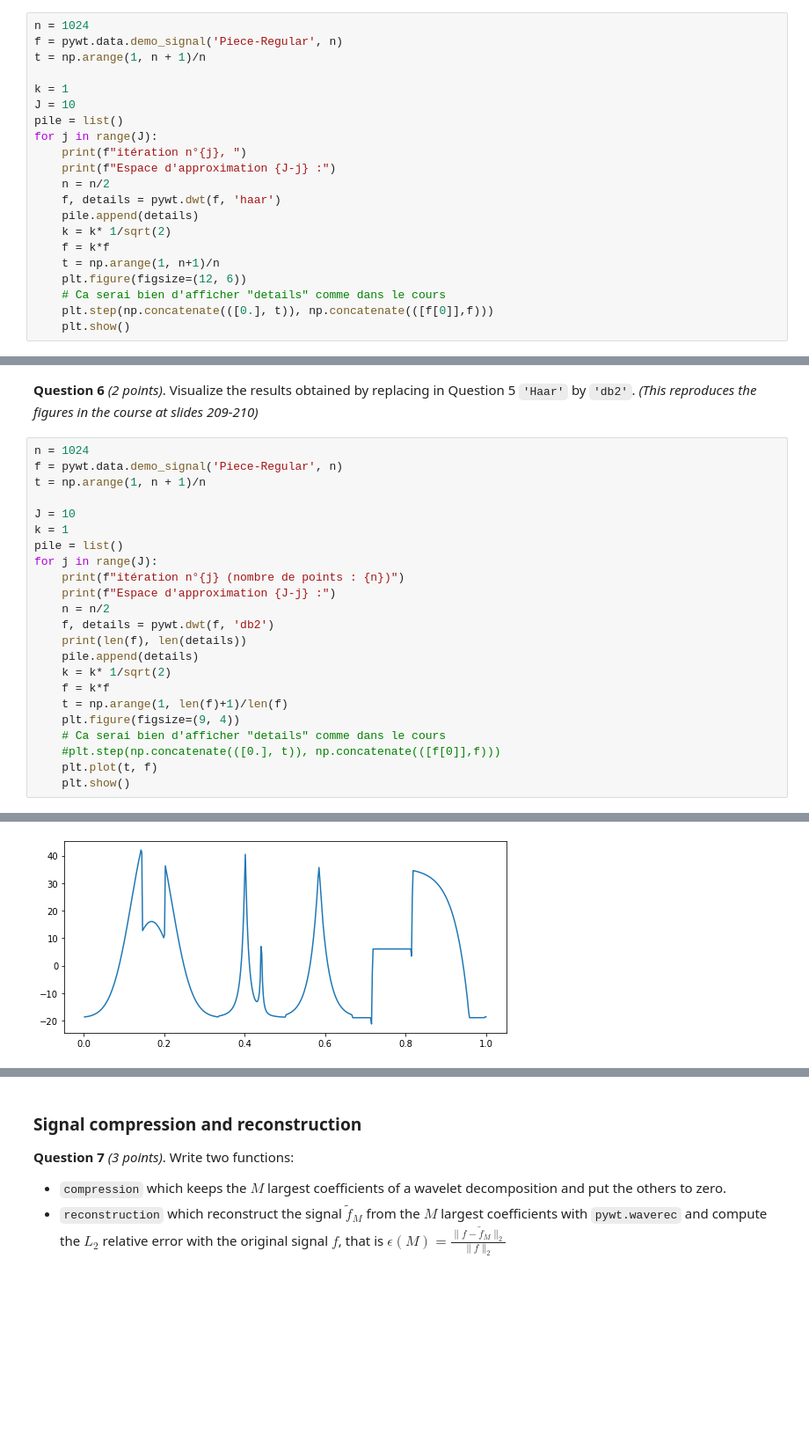
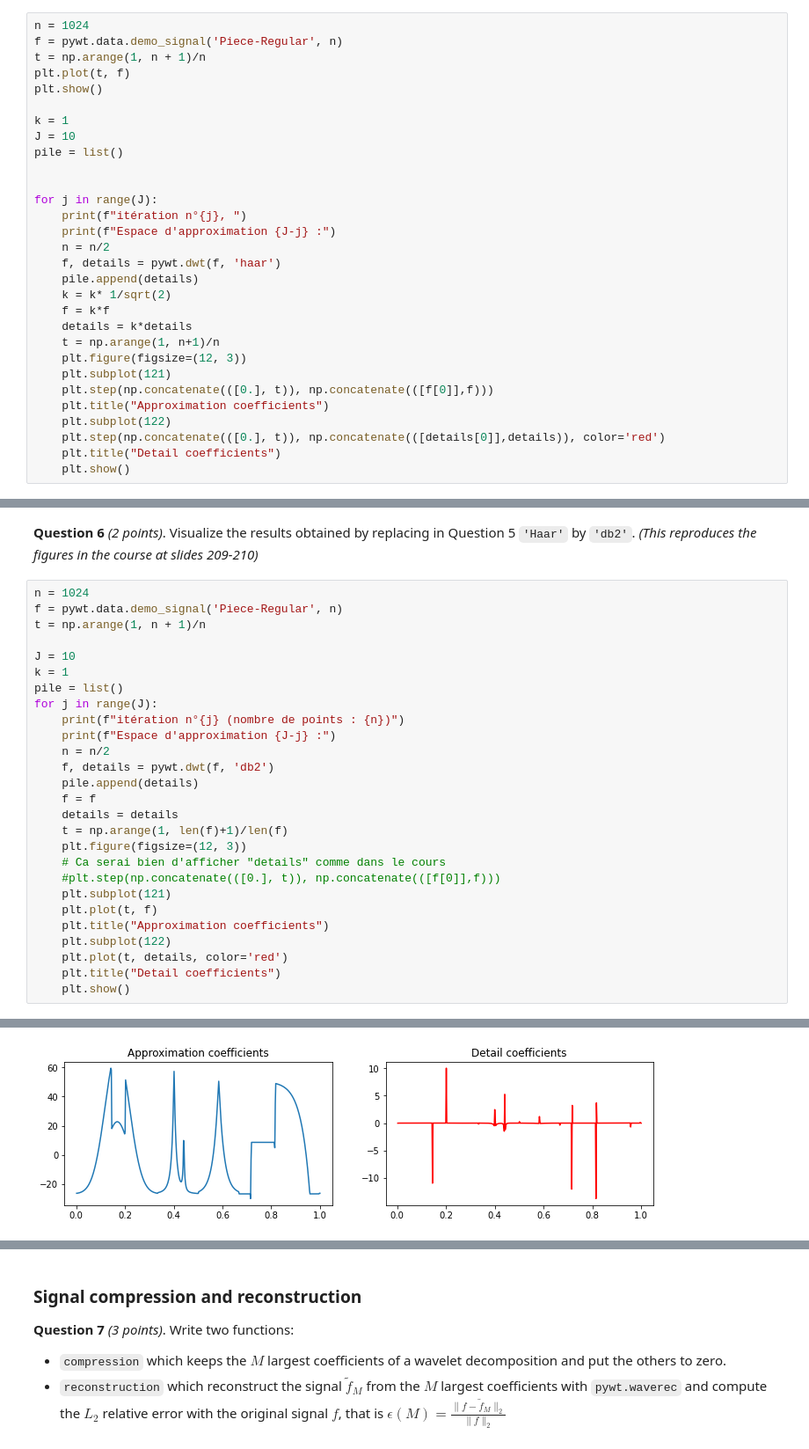
Before and after one commit to ArthurGouing/Wavelet, a Jupyter notebook: Lab-session-2.ipynb, the cells around one changed output, grey strips where cells are left out. Shown at 88% size. Saved outputs shown, nothing was run; the diff lists cells and outputs as text; blank space fills up the shorter version.

```diff
--- a/Lab-session-2.ipynb
+++ b/Lab-session-2.ipynb
@@ -131,10 +133,14 @@ c2 :  [-1.  -2.   7.   0.5]
 n = 1024
 f = pywt.data.demo_signal('Piece-Regular', n)
 t = np.arange(1, n + 1)/n
+plt.plot(t, f)
+plt.show()
 
 k = 1
 J = 10
 pile = list()
+
+
 for j in range(J):
     print(f"itération n°{j}, ")
     print(f"Espace d'approximation {J-j} :")
@@ -143,9 +149,14 @@ for j in range(J):
     pile.append(details)
     k = k* 1/sqrt(2)
     f = k*f
+    details = k*details
     t = np.arange(1, n+1)/n
-    plt.figure(figsize=(12, 6))
-    # Ca serai bien d'afficher "details" comme dans le cours
+    plt.figure(figsize=(12, 3))
+    plt.subplot(121)
     plt.step(np.concatenate(([0.], t)), np.concatenate(([f[0]],f)))
+    plt.title("Approximation coefficients")
+    plt.subplot(122)
+    plt.step(np.concatenate(([0.], t)), np.concatenate(([details[0]],details)), color='red')
+    plt.title("Detail coefficients")
     plt.show()
 # %% [output]
@@ -236,15 +247,19 @@ for j in range(J):
     print(f"Espace d'approximation {J-j} :")
     n = n/2
     f, details = pywt.dwt(f, 'db2')
-    print(len(f), len(details))
     pile.append(details)
-    k = k* 1/sqrt(2)
-    f = k*f
+    f = f
+    details = details
     t = np.arange(1, len(f)+1)/len(f)
-    plt.figure(figsize=(9, 4))
+    plt.figure(figsize=(12, 3))
     # Ca serai bien d'afficher "details" comme dans le cours
     #plt.step(np.concatenate(([0.], t)), np.concatenate(([f[0]],f)))
+    plt.subplot(121)
     plt.plot(t, f)
+    plt.title("Approximation coefficients")
+    plt.subplot(122)
+    plt.plot(t, details, color='red')
+    plt.title("Detail coefficients")
     plt.show()
 # %% [output]
 itération n°0 (nombre de points : 1024)
@@ -253,3 +267,3 @@ Espace d'approximation 10 :
-[figure, old version]
+[figure, new version]
 itération n°1 (nombre de points : 512.0)
 Espace d'approximation 9 :
```
Also changed, not shown: parts of 11 cells of this notebook.
